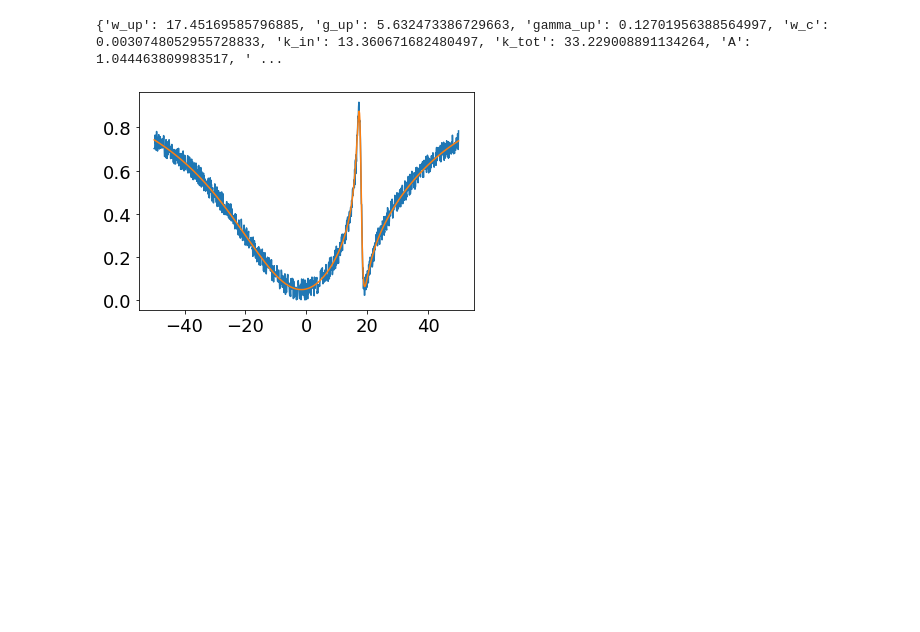
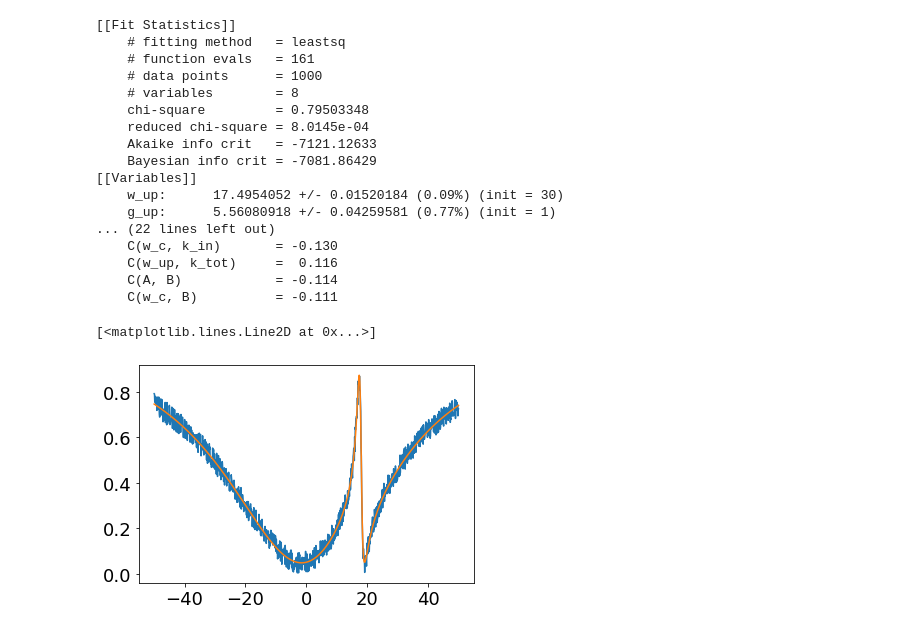
Before and after one commit to huanyanqi/siv-cqed-model, a Jupyter notebook: notebooks/demos/fitting_demo.ipynb, the cells around one changed output. Cells and saved outputs as stored; diff of their text form; code cells hidden in the pictures; blank space fills up the shorter version.

Commit message:
Shift to new method of fitting using lmfit Model class

```diff
--- a/notebooks/demos/fitting_demo.ipynb
+++ b/notebooks/demos/fitting_demo.ipynb
@@ -9,21 +13,45 @@ plt.rcParams['font.size'] = 18
 # %%
 w_arr = np.linspace(-50, 50, 1000)
 c = Cavity()
 data = c.reflectance(w_arr, 1) + np.random.random(len(w_arr)) * 0.1 # Generate data
 plt.plot(w_arr, data)
 
-# w_up_1, g_up_1, gamma_up_1, w_c, k_in, k_tot, A
-popt, cov = fitter.fit_reflection(w_arr, data,
-                            p0=[30, 1, 1, 1, 15, 30, 1, 0],
-                            bounds=([-np.inf, 0, 0, -np.inf, 0, 0, 0, -np.inf],
-                                    [np.inf, np.inf, np.inf, np.inf, np.inf, np.inf, np.inf, np.inf]))
+params = Parameters()
+params.add_many(
+    Parameter('w_up', value=30, min=-np.inf, max=np.inf),
+    Parameter('g_up', value=1, min=0, max=np.inf),
+    Parameter('gamma_up', value=1, min=0, max=np.inf),
+    Parameter('w_c', value=1, min=-np.inf, max=np.inf),
+    Parameter('k_in', value=15, min=0, max=np.inf),
+    Parameter('k_tot', value=30, min=0, max=np.inf),
+    Parameter('A', value=1, min=0, max=np.inf),
+    Parameter('B', value=0, min=-np.inf, max=np.inf),
+)
 
-print(popt)
-plt.plot(w_arr, fitter.single_siv_ref(w_arr, **popt))
-plt.show()
+results = single_siv_ref_model.fit(data, params, w=w_arr)
+lmfit.report_fit(results)
+
+plt.plot(w_arr, single_siv_ref_model.eval(results.params, w=w_arr))
 # %% [output]
-{'w_up': 17.45169585796885, 'g_up': 5.632473386729663, 'gamma_up': 0.12701956388564997, 'w_c': 0.0030748052955728833, 'k_in': 13.360671682480497, 'k_tot': 33.229008891134264, 'A': 1.044463809983517, ' ...
+[[Fit Statistics]]
+    # fitting method   = leastsq
+    # function evals   = 161
+    # data points      = 1000
+    # variables        = 8
+    chi-square         = 0.79503348
+    reduced chi-square = 8.0145e-04
+    Akaike info crit   = -7121.12633
+    Bayesian info crit = -7081.86429
+[[Variables]]
+    w_up:      17.4954052 +/- 0.01520184 (0.09%) (init = 30)
+    g_up:      5.56080918 +/- 0.04259581 (0.77%) (init = 1)
+... (22 lines left out)
+    C(w_c, k_in)       = -0.130
+    C(w_up, k_tot)     =  0.116
+    C(A, B)            = -0.114
+    C(w_c, B)          = -0.111
+[<matplotlib.lines.Line2D at 0x...>]
-[figure, old version]
+[figure, new version]
 # %%
 m = MultiQubitCavity(None, [{}, {"w_up": 150}])
 w_arr = np.linspace(-50, 200, 1000)
```
Also changed, not shown: parts of 2 cells of this notebook, 4 other files.
